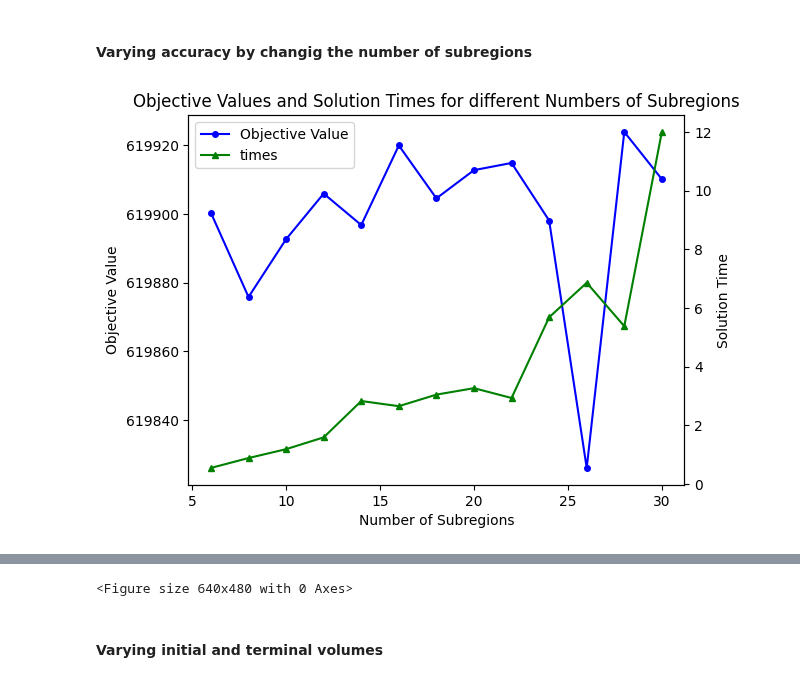
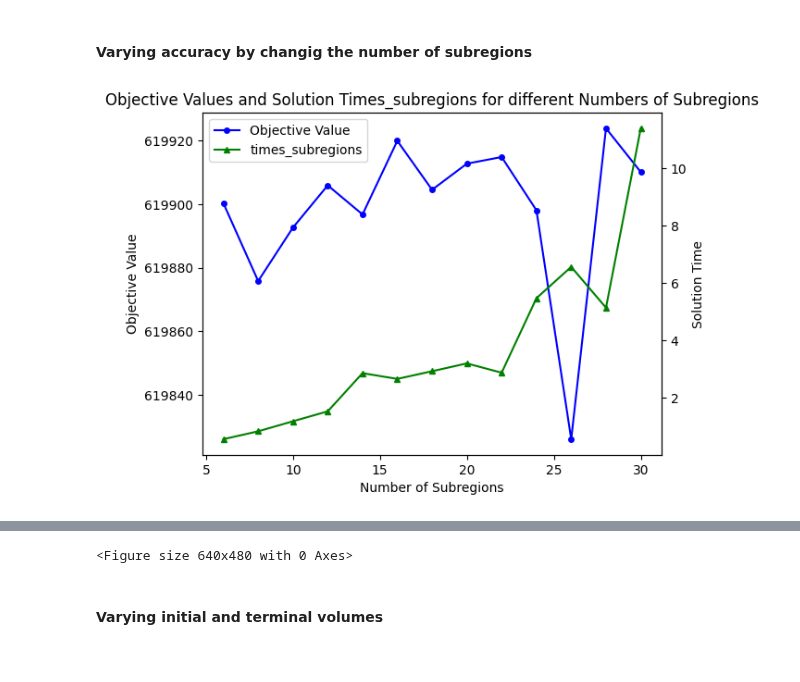
Before and after one commit to FredericWeiss/Seminar-Thesis, a Jupyter notebook: psh.ipynb, the cells around one changed output, grey strips where cells are left out. Cells and saved outputs as stored; diff of their text form; code cells hidden in the pictures.

Commit message:
renamin variables in the sensitivity analysis and saving the pictures of the analysis

```diff
--- a/psh.ipynb
+++ b/psh.ipynb
@@ -640,9 +637,0 @@ The objective vaues is 619892.6442973859 €
-# %%
-x = np.zeros([len(psh.hydro_units), len(psh.periods), len(psh.subregions), len(psh.vertices)])
-for j in psh.hydro_units:
-    for t in psh.periods:
-        for l in psh.subregions:
-            for r in psh.vertices:
-                x[j,t,l,r] = psh.hu_alpha_coefficient[0,j,t,l,r].solution_value
-
-x
@@ -667,9 +637,0 @@ array([[[[0., 0., 0.],
-# %%
-x = np.zeros([len(psh.pumped_storage_units), len(psh.periods), len(psh.subregions), len(psh.vertices)])
-for k in psh.pumped_storage_units:
-    for t in psh.periods:
-        for l in psh.subregions:
-            for r in psh.vertices:
-                x[k,t,l,r] = psh.ps_alpha_coefficient[0,k,t,l,r].solution_value
-
-x
@@ -912,8 +859,8 @@ plt.savefig('Images/Volume.png')
 #### Varying accuracy by changig the number of subregions
 # %%
 # Defining empty lists
-objectice_values = []
-times = []
+objective_values_subregions = []
+times_subregions = []
 
 # Defining values for sensitivity analysis
 values_subregions = np.arange(6,31,2)
@@ -934,42 +881,42 @@ for l in values_subregions:
     psh_subregions.ps_h_vertices = psh_subregions.head_vertices(psh_subregions.pumped_storage_units, psh_subregions.ps_affiliation, psh_subregions.ps_head_limits)
     psh_subregions.ps_q_vertices = psh_subregions.discharge_vertices(psh_subregions.pumped_storage_units, psh_subregions.ps_affiliation, psh_subregions.ps_discharge_generation_limits)
     psh_subregions.ps_p_vertices = psh_subregions.power_vertices(psh_subregions.pumped_storage_units, psh_subregions.ps_affiliation, psh_subregions.ps_h_vertices, psh_subregions.ps_q_vertices, psh_subregions.ps_efficiency_gen)
 
     # Defining decision variables and constraints
     psh_subregions.define_decision_variables()
     psh_subregions.define_contraints()
 
     # Solving the model
     psh_subregions.solve_model()
 
     # Saving results
-    objectice_values.append(psh_subregions.objective_value)
-    times.append(psh_subregions.solve_details.time)
+    objective_values_subregions.append(psh_subregions.objective_value)
+    times_subregions.append(psh_subregions.solve_details.time)
 
 # Plotting the results
 fig, ax = plt.subplots()
-ax.plot(values_subregions, objectice_values, marker='o', markersize=4, label='Objective Value', color='blue')
+ax.plot(values_subregions, objective_values_subregions, marker='o', markersize=4, label='Objective Value', color='blue')
 ax2 = ax.twinx()
-ax2.plot(values_subregions, times, marker='^', markersize=4, label='times', color='green')
+ax2.plot(values_subregions, times_subregions, marker='^', markersize=4, label='times_subregions', color='green')
 
-ax.set_title('Objective Values and Solution Times for different Numbers of Subregions')
+ax.set_title('Objective Values and Solution Times_subregions for different Numbers of Subregions')
 ax.set_ylabel('Objective Value')
 ax.set_xlabel('Number of Subregions')
 ax2.set_ylabel('Solution Time')
 
 lines = ax.get_lines() + ax2.get_lines()
 labels = [line.get_label() for line in lines]
 ax.legend(lines, labels)
 
 plt.show()
 plt.savefig('Images/subregions.png')
 
 # Showing the results in a table
-subregion_sensitivity = pd.DataFrame(index=['Objective Value', 'Solution Time'], columns=values_subregions)
-subregion_sensitivity.loc['Objective Value':,] = objectice_values
-subregion_sensitivity.loc['Solution Time':,] = times
-subregion_sensitivity
+sensitivity_subregions = pd.DataFrame(index=['Objective Value', 'Solution Time'], columns=values_subregions)
+sensitivity_subregions.loc['Objective Value':,] = objective_values_subregions
+sensitivity_subregions.loc['Solution Time':,] = times_subregions
+sensitivity_subregions
 # %% [output]
-[figure, old version]
+[figure, new version]
 |  | 6 | 8 | 10 | 12 | 14 | 16 | 18 | 20 | 22 | 24 | 26 | ... |
 | Objective Value | 619900.296862 | 619875.830259 | 619892.644297 | 619905.906472 | 619896.76242 | 619919.898743 | 619904.519292 | 619912.726278 | 619914.814276 | 619898.079688 | 619826.120911 | ... |
```
Also changed, not shown: parts of 20 cells of this notebook, 6 other files.
